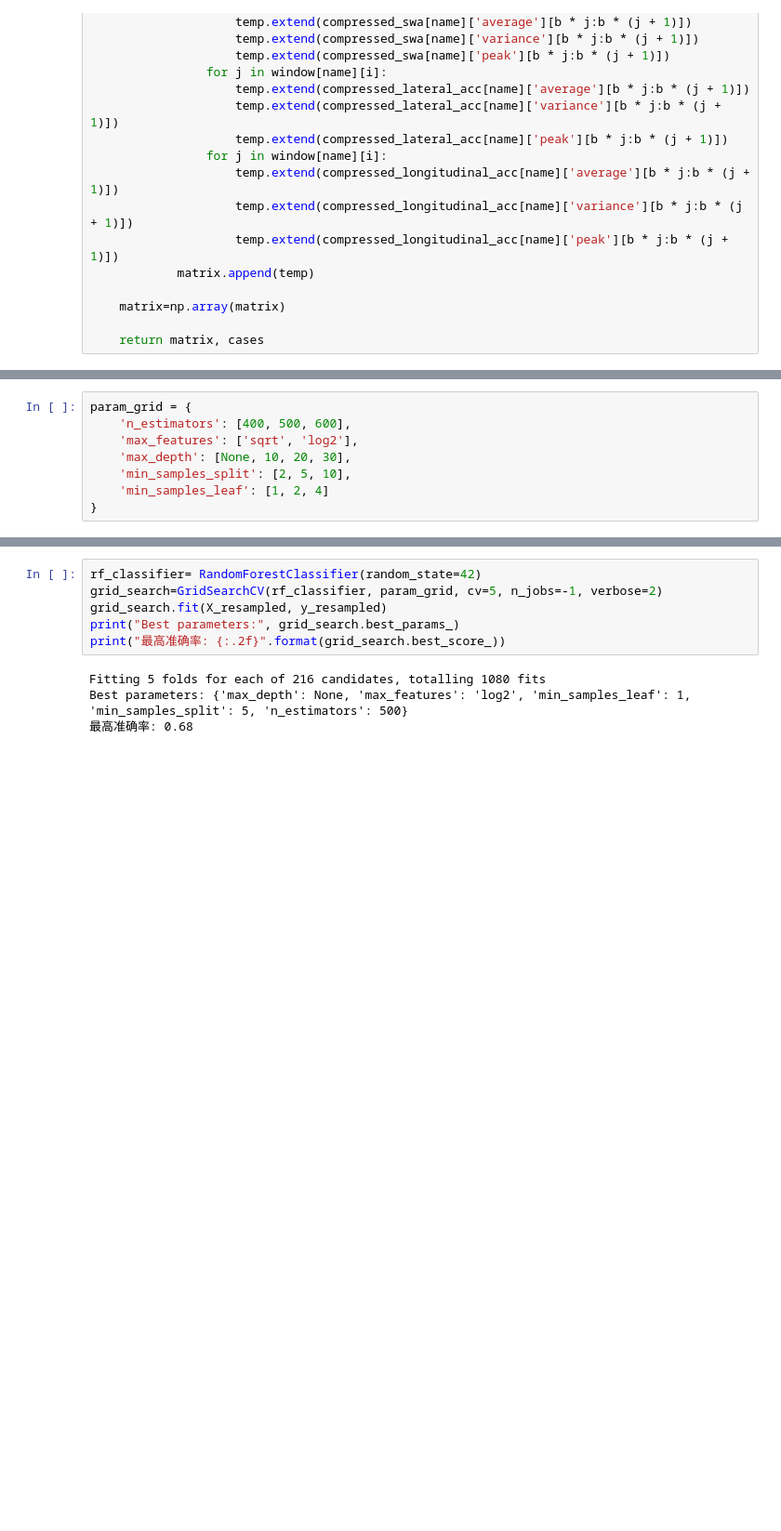
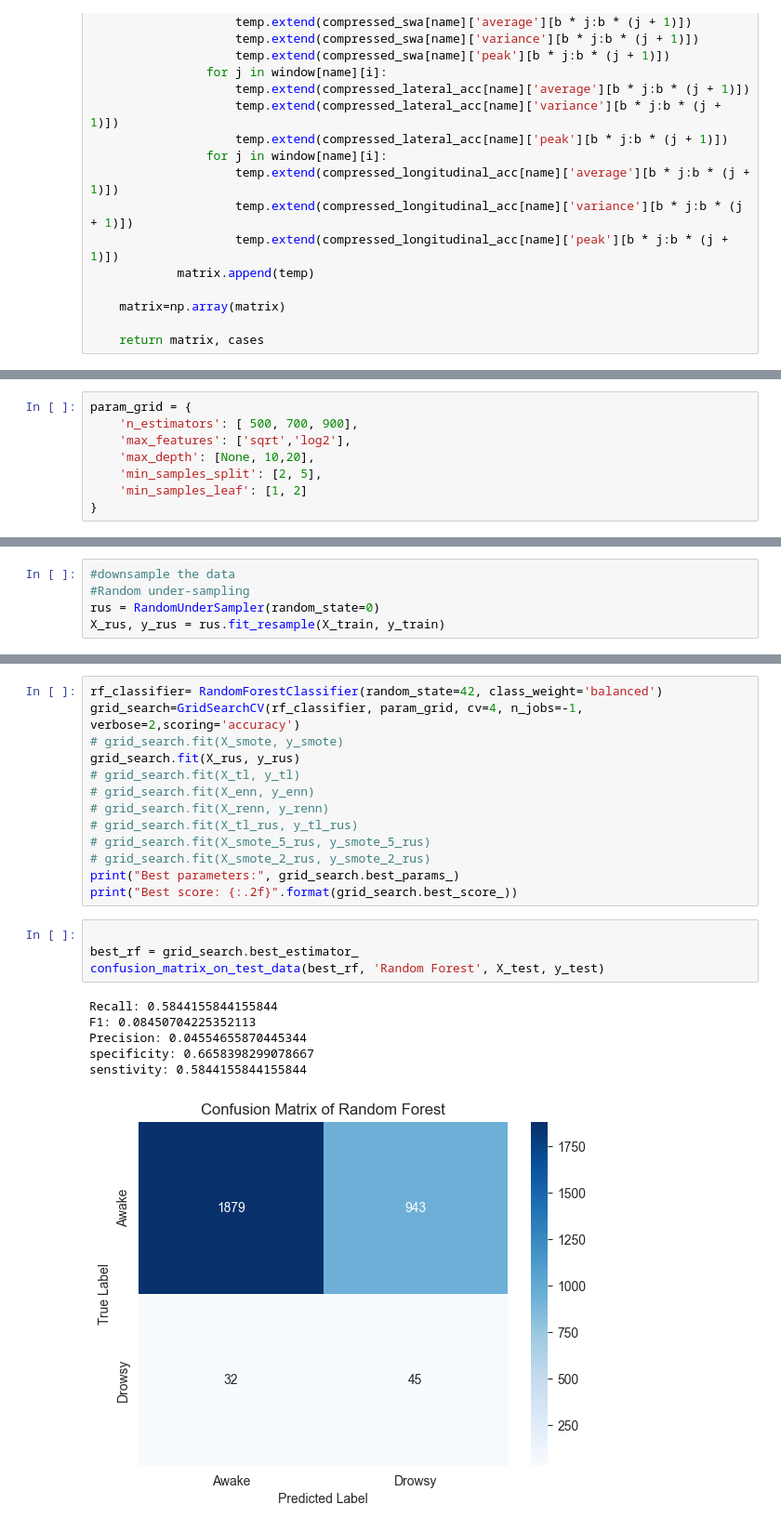
Before and after one commit to ruoqingz/drowsiness-monitoring-vehicle-data, a Jupyter notebook: Random_Forest.ipynb, the cells around one changed output, grey strips where cells are left out. Shown: that part at 93% size. Saved outputs shown, nothing was run; the diff lists cells and outputs as text; blank space fills up the shorter version.

Commit message:
metrics print

```diff
--- a/Random_Forest.ipynb
+++ b/Random_Forest.ipynb
@@ -211,11 +213,11 @@ def confusion_matrix_on_test_data(model,model_name, X_test, y_test):
     plt.show()
 # %%
 param_grid = {
-    'n_estimators': [400, 500, 600],
-    'max_features': ['sqrt', 'log2'],
-    'max_depth': [None, 10, 20, 30],
-    'min_samples_split': [2, 5, 10],
-    'min_samples_leaf': [1, 2, 4]
+    'n_estimators': [ 500, 700, 900],
+    'max_features': ['sqrt','log2'],
+    'max_depth': [None, 10,20],
+    'min_samples_split': [2, 5],
+    'min_samples_leaf': [1, 2]
 }
 # %%
 
@@ -264,0 +260,5 @@ X_smote, y_smote = smote.fit_resample(X_train, y_train)
+# %%
+#downsample the data
+#Random under-sampling
+rus = RandomUnderSampler(random_state=0)
+X_rus, y_rus = rus.fit_resample(X_train, y_train)
@@ -265,10 +294,24 @@ X_smote, y_smote = smote.fit_resample(X_train, y_train)
+# %%
+rf_classifier= RandomForestClassifier(random_state=42, class_weight='balanced')
+grid_search=GridSearchCV(rf_classifier, param_grid, cv=4, n_jobs=-1, verbose=2,scoring='accuracy')
+# grid_search.fit(X_smote, y_smote)
+grid_search.fit(X_rus, y_rus)
+# grid_search.fit(X_tl, y_tl)
+# grid_search.fit(X_enn, y_enn)
+# grid_search.fit(X_renn, y_renn)
+# grid_search.fit(X_tl_rus, y_tl_rus)
+# grid_search.fit(X_smote_5_rus, y_smote_5_rus)
+# grid_search.fit(X_smote_2_rus, y_smote_2_rus)
+print("Best parameters:", grid_search.best_params_)
+print("Best score: {:.2f}".format(grid_search.best_score_))
 # %%
-rf_classifier= RandomForestClassifier(random_state=42)
-grid_search=GridSearchCV(rf_classifier, param_grid, cv=5, n_jobs=-1, verbose=2)
-grid_search.fit(X_resampled, y_resampled)
-print("Best parameters:", grid_search.best_params_)
-print("最高准确率: {:.2f}".format(grid_search.best_score_))
+
+best_rf = grid_search.best_estimator_
+confusion_matrix_on_test_data(best_rf, 'Random Forest', X_test, y_test)
 # %% [output]
-Fitting 5 folds for each of 216 candidates, totalling 1080 fits
-Best parameters: {'max_depth': None, 'max_features': 'log2', 'min_samples_leaf': 1, 'min_samples_split': 5, 'n_estimators': 500}
-最高准确率: 0.68
+Recall: 0.5844155844155844
+F1: 0.08450704225352113
+Precision: 0.04554655870445344
+specificity: 0.6658398299078667
+senstivity: 0.5844155844155844
+[figure, added]
```
Also changed, not shown: parts of 8 cells of this notebook.
